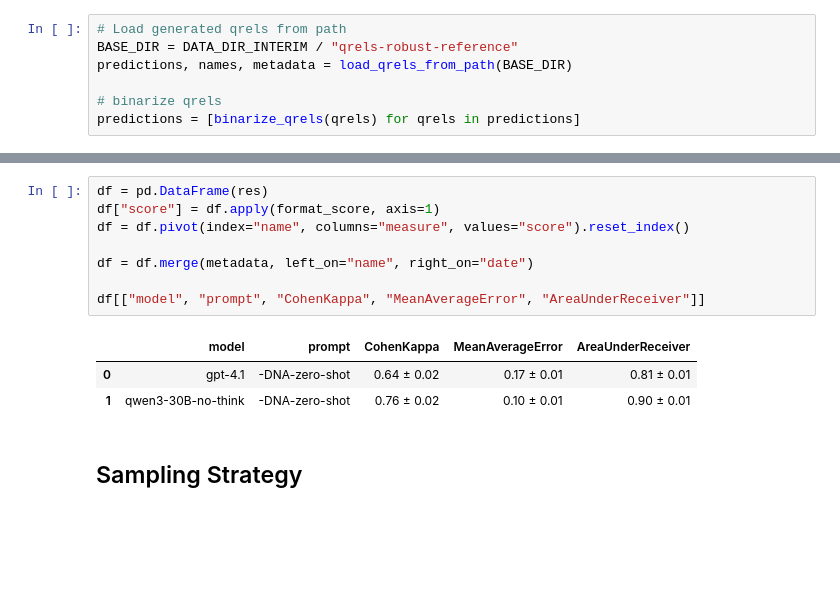
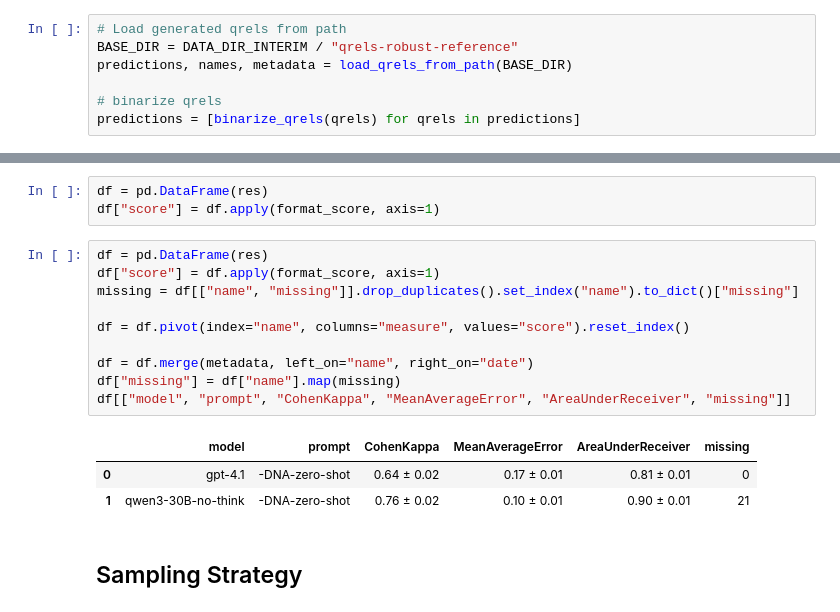
Before and after one commit to irgroup/SIGIR26-Synthesized-Information-Needs, a Jupyter notebook: notebooks/evaluate-pre-requisites.ipynb, the cells around one changed output, grey strips where cells are left out. Drawn from its saved outputs; the diff is of its cells as text; blank space fills up the shorter version.

```diff
--- a/notebooks/evaluate-pre-requisites.ipynb
+++ b/notebooks/evaluate-pre-requisites.ipynb
@@ -34,15 +34,20 @@ res = QrelsEvaluator.experiment(
+# %%
+df = pd.DataFrame(res)
+df["score"] = df.apply(format_score, axis=1)
 # %%
 df = pd.DataFrame(res)
 df["score"] = df.apply(format_score, axis=1)
+missing = df[["name", "missing"]].drop_duplicates().set_index("name").to_dict()["missing"]
+
 df = df.pivot(index="name", columns="measure", values="score").reset_index()
 
 df = df.merge(metadata, left_on="name", right_on="date")
-
-df[["model", "prompt", "CohenKappa", "MeanAverageError", "AreaUnderReceiver"]]
+df["missing"] = df["name"].map(missing)
+df[["model", "prompt", "CohenKappa", "MeanAverageError", "AreaUnderReceiver", "missing"]]
 # %% [output]
-|  | model | prompt | CohenKappa | MeanAverageError | AreaUnderReceiver |
-| 0 | gpt-4.1 | -DNA-zero-shot | 0.64 ± 0.02 | 0.17 ± 0.01 | 0.81 ± 0.01 |
-| 1 | qwen3-30B-no-think | -DNA-zero-shot | 0.76 ± 0.02 | 0.10 ± 0.01 | 0.90 ± 0.01 |
+|  | model | prompt | CohenKappa | MeanAverageError | AreaUnderReceiver | missing |
+| 0 | gpt-4.1 | -DNA-zero-shot | 0.64 ± 0.02 | 0.17 ± 0.01 | 0.81 ± 0.01 | 0 |
+| 1 | qwen3-30B-no-think | -DNA-zero-shot | 0.76 ± 0.02 | 0.10 ± 0.01 | 0.90 ± 0.01 | 21 |
 # %% [markdown]
 ## Sampling Strategy
 # %%
```
Also changed, not shown: parts of 1 cell of this notebook.
